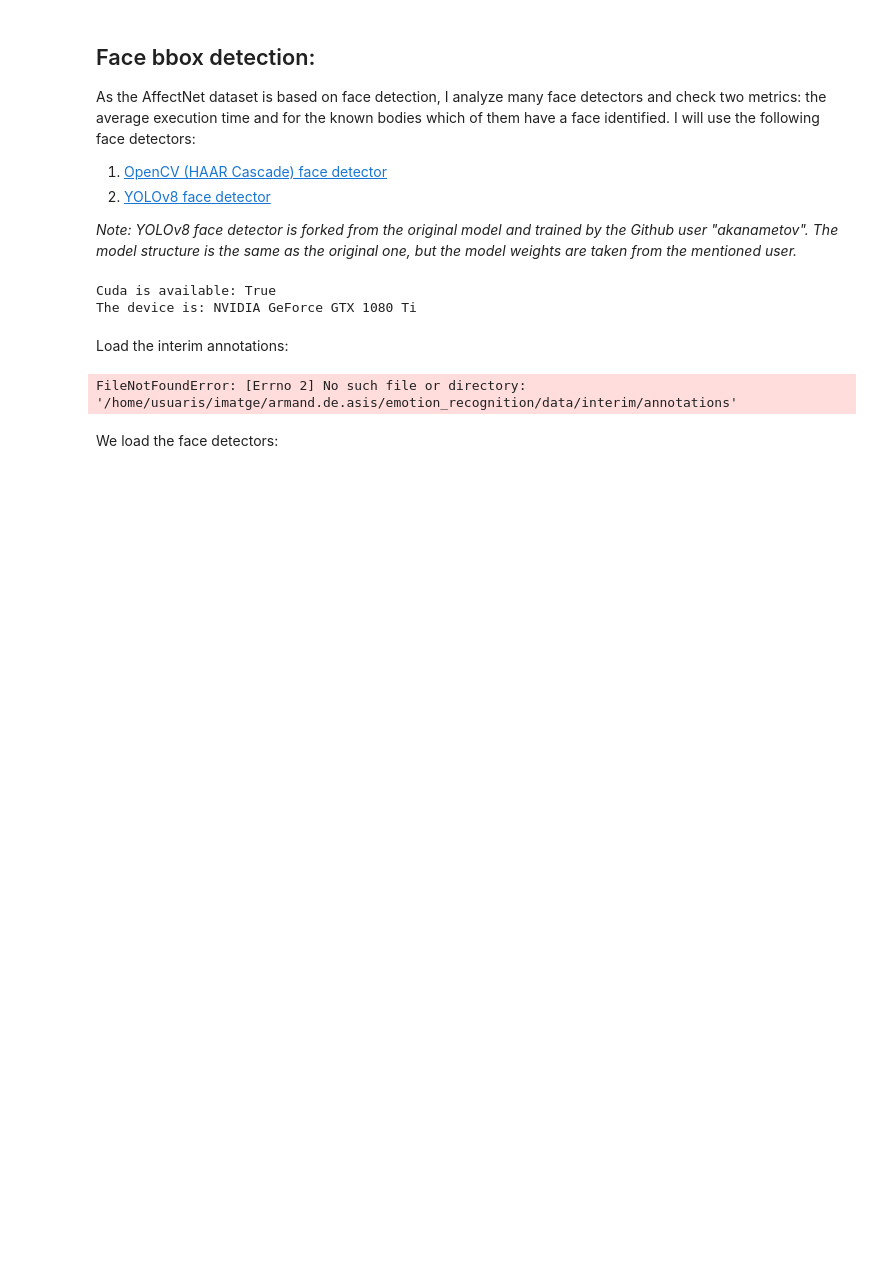
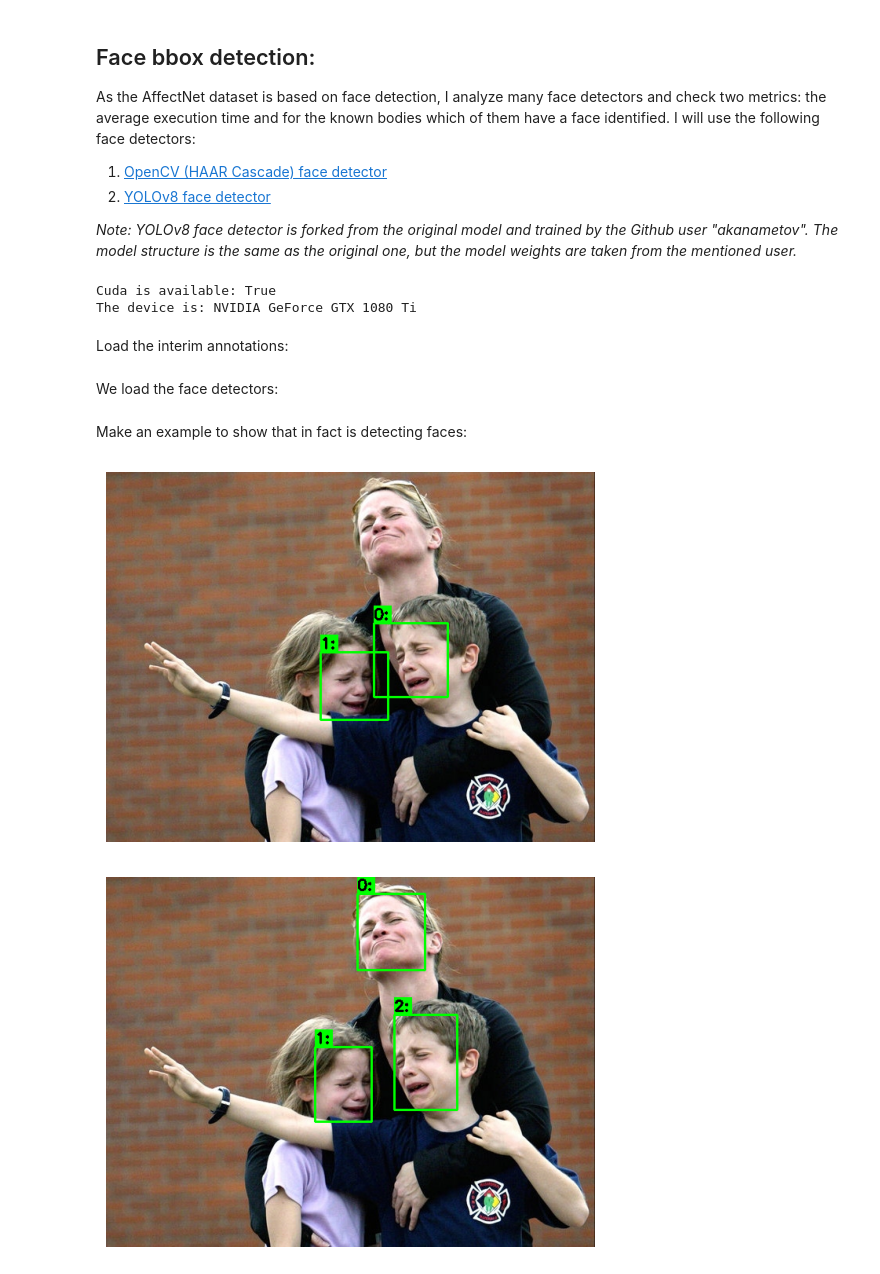
Before and after one commit to armand-07/emotion_recognition, a Jupyter notebook: notebooks/face_recognition_PAMI2019.ipynb, the cells around one changed output. Saved outputs shown, nothing was run; the diff lists cells and outputs as text; code cells hidden in the pictures; blank space fills up the shorter version.

Commit message:
added the face recognition

```diff
--- a/notebooks/face_recognition_PAMI2019.ipynb
+++ b/notebooks/face_recognition_PAMI2019.ipynb
@@ -28,6 +34,7 @@ The device is: NVIDIA GeForce GTX 1080 Ti
 Load the interim annotations:
 # %%
 annotations_path = Path(os.path.join(INTERIM_DATA_DIR, 'annotations'))
+photo_directory = os.path.join(INTERIM_DATA_DIR, "images")
 
 annotations = {}
 for data_split in os.listdir(annotations_path):
@@ -35,8 +42,6 @@ for data_split in os.listdir(annotations_path):
         file = os.path.join(annotations_path, data_split)
         data_part_name = data_split.split('.')[0]
         annotations[data_part_name] = pd.read_pickle(file)
-# %% [output]
-FileNotFoundError: [Errno 2] No such file or directory: '/home/usuaris/imatge/armand.de.asis/emotion_recognition/data/interim/annotations'
 # %% [markdown]
 We load the face detectors:
 # %%
@@ -53,4 +69,18 @@ def check_face_predictions (body_bbox, faces_bbox, well_detected):
 
     return well_detected, faces_bbox
+# %% [markdown]
+Make an example to show that in fact is detecting faces:
+# %%
+sample = annotations['train'].loc[10]
+img_file = sample['path']
+img_path = os.path.join(photo_directory, img_file)
+img = cv2.imread(img_path)
+faces_bbox_HAAR_cascade = detect_faces_HAAR_cascade(img, haar_detector)
+[boxes, probs] = detect_faces_YOLO(img, yolo_detector)
+plot_bbox_annotations (img, faces_bbox_HAAR_cascade)
+plot_bbox_annotations (img, boxes)
+# %% [output]
+[figure, added]
+[figure, added]
 # %%
 execution_time = {'detector_HAAR_cascade': [], 'detect_faces_YOLO': []}
```
Also changed, not shown: parts of 13 cells of this notebook, 2 other files.
